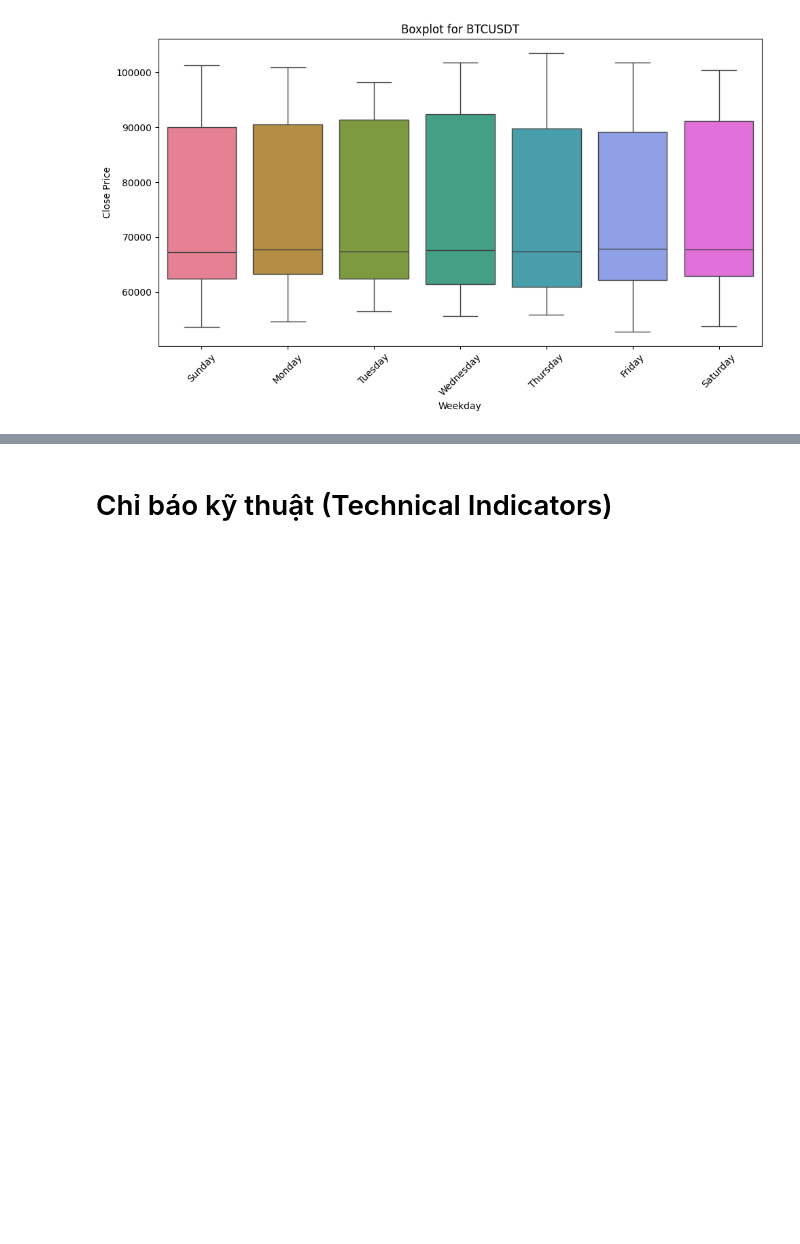
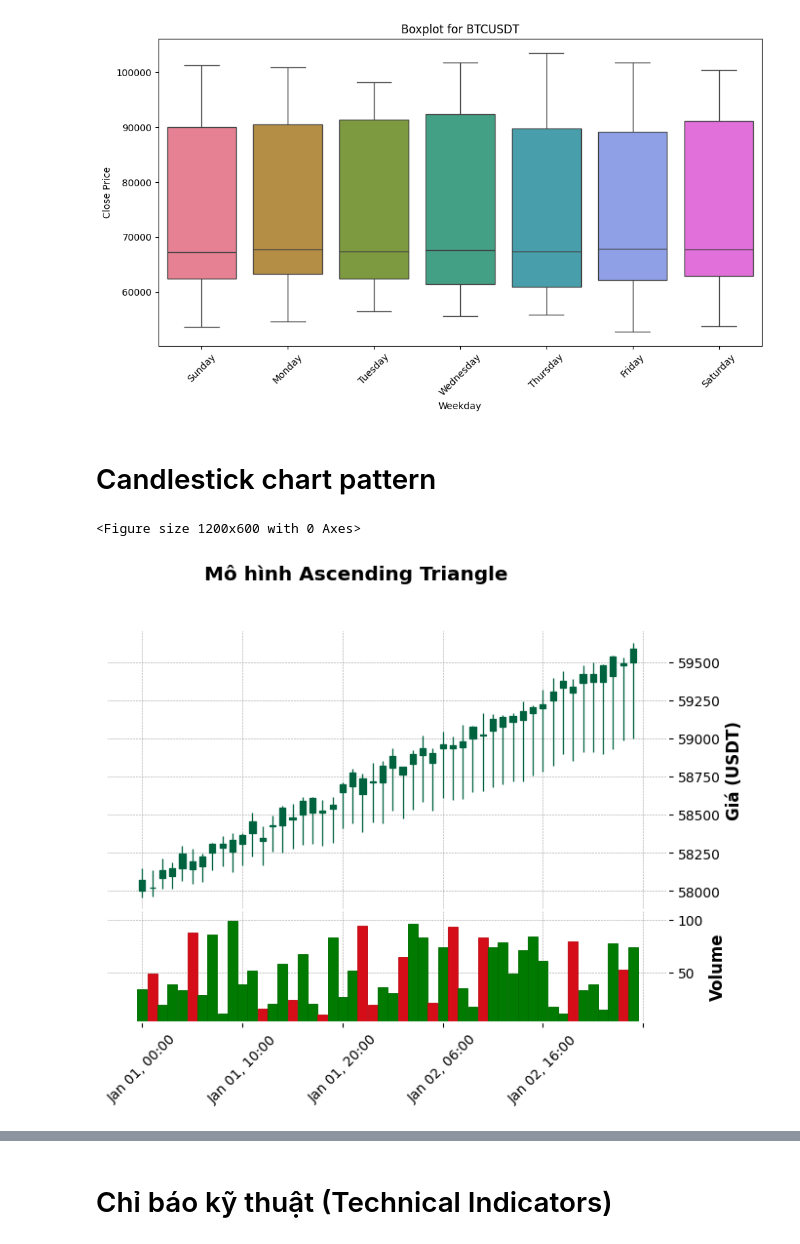
Before and after one commit to Kuro2403/Cryptocurrency-prediction-trending, a Jupyter notebook: TrainingModelCryptoPrediction.ipynb, the cells around one changed output, grey strips where cells are left out. Drawn from its saved outputs; the diff is of its cells as text; code cells hidden in the pictures; blank space fills up the shorter version.

```diff
--- a/TrainingModelCryptoPrediction.ipynb
+++ b/TrainingModelCryptoPrediction.ipynb
@@ -193,3 +323,48 @@ plt.tight_layout()
 plt.show()
 # %% [output]
 [figure]
+# %% [markdown]
+# Candlestick chart pattern
+# %%
+import mplfinance as mpf
+
+# Tạo dữ liệu mô phỏng mô hình Ascending Triangle
+
+# Số lượng nến
+num_candles = 50
+timestamps = pd.date_range(start="2024-01-01", periods=num_candles, freq="H")
+
+# Tạo giá mở cửa với xu hướng tăng nhẹ
+open_prices = np.linspace(58000, 59500, num_candles) + np.random.uniform(-50, 50, num_candles)
+
+# Định nghĩa mức kháng cự cố định (đỉnh tam giác)
+resistance_level = 59700
+
+# Giá cao dao động gần mức kháng cự
+high_prices = np.minimum(open_prices + np.random.uniform(50, 150, num_candles), resistance_level)
+
+# Giá thấp tăng dần (tạo đáy cao hơn)
+low_prices = open_prices - np.linspace(50, 500, num_candles)
+
+# Giá đóng cửa dao động giữa open và high
+close_prices = np.random.uniform(open_prices, high_prices, num_candles)
+
+# Tạo volume ngẫu nhiên
+volumes = np.random.uniform(10, 100, num_candles)
+
+# Tạo DataFrame
+ascending_triangle_df = pd.DataFrame({
+    "open": open_prices,
+    "high": high_prices,
+    "low": low_prices,
+    "close": close_prices,
+    "volume": volumes
+}, index=timestamps)
+
+# Vẽ biểu đồ nến cho mô hình Ascending Triangle
+plt.figure(figsize=(12,6))
+mpf.plot(ascending_triangle_df, type="candle", style="charles", title="Mô hình Ascending Triangle", ylabel="Giá (USDT)", volume=True)
+plt.show()
+# %% [output]
+<Figure size 1200x600 with 0 Axes>
+[figure, added]
```
Also changed, not shown: parts of 18 cells of this notebook, 1 other file.
